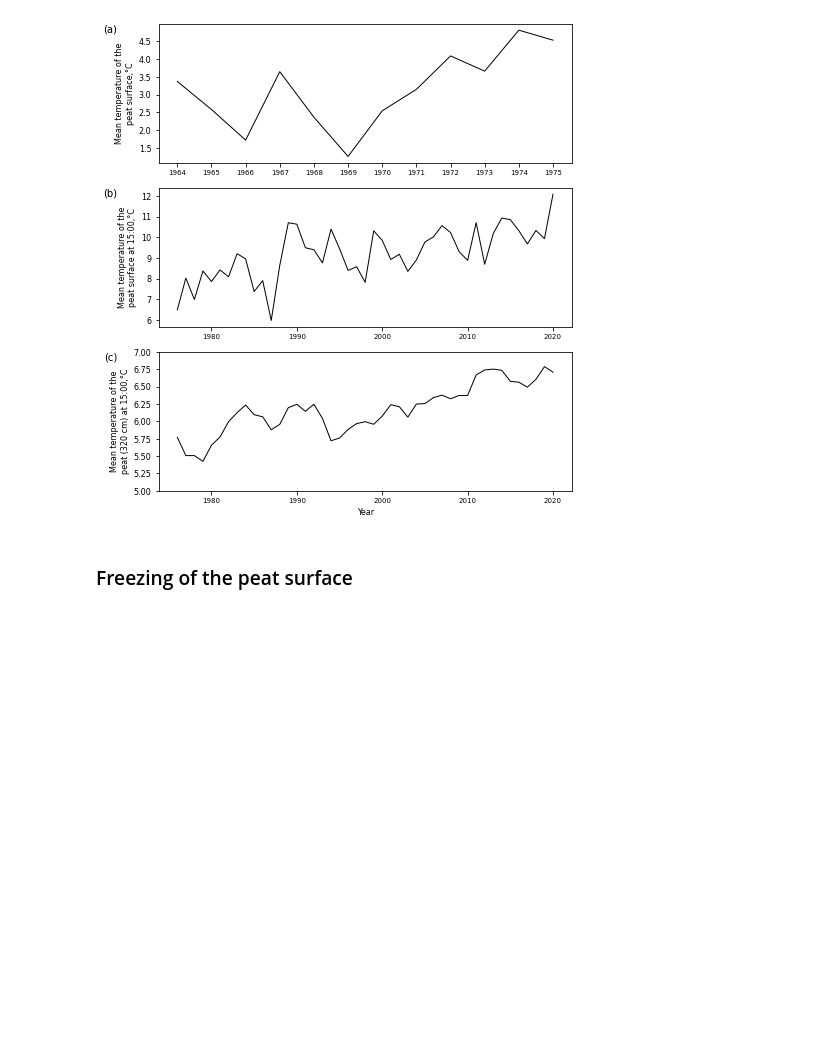
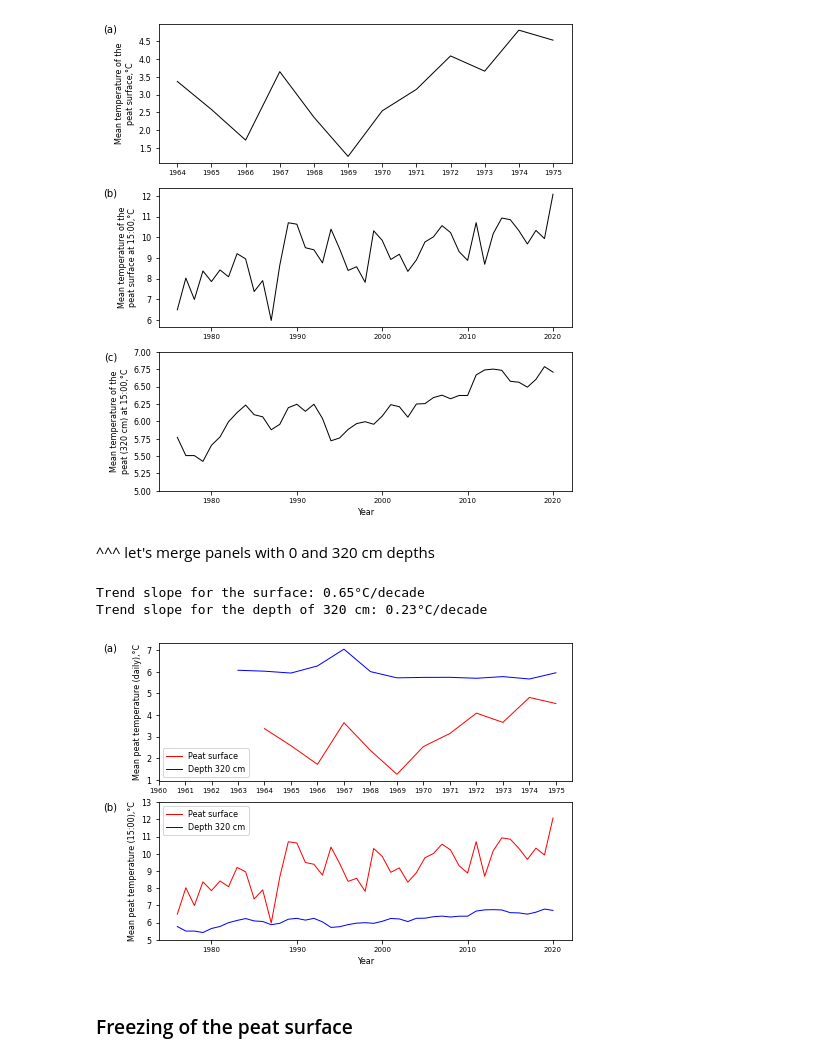
Before and after one commit to shi-hydrology/lammin-suo-plots, a Jupyter notebook: lammin_suo_plots.ipynb, the cells around one changed output. Cells and saved outputs as stored; diff of their text form; code cells hidden in the pictures; blank space fills up the shorter version.

```diff
--- a/lammin_suo_plots.ipynb
+++ b/lammin_suo_plots.ipynb
@@ -697,6 +691,85 @@ plt.savefig(fig_path, dpi=300, transparent=False, facecolor="white")
 Trend slope for the surface: 0.65°C/decade
 Trend slope for the depth of 320 cm: 0.23°C/decade
 [figure]
+# %% [markdown]
+^^^ let's merge panels with 0 and 320 cm depths
+# %%
+fig, ax = plt.subplots(2, 1)
+fig.set_size_inches(2*wu, 2*hu)
+
+##### Daily series:
+f = "peat-temp_daily_1954-2020.csv"
+
+tmp = prepare(os.path.join(work_dir, f))
+
+tmp = tmp.loc[tmp["QC"] != 0]
+# tmp = tmp.loc[tmp["DEPTH"] == 0]
+tmp = tmp.loc[tmp["OBS_TYPE"] == "avg"]
+tmp = tmp.loc[tmp.index.year < 1976]  # 1976 is non-complete
+
+for site in ("PT1", ):  # site 2 was observed only during summertime, we won't use it
+    df = tmp.loc[tmp["SITE"] == site]
+
+    df_surf = df.loc[df["DEPTH"] == 0]
+    df_surf = df_surf.resample("A")["PEAT_TEMP"].agg(["mean"])
+    ax[0].plot(df_surf.index.year, df_surf["mean"], color="r", linewidth=1, label="Peat surface")
+
+    df_320 = df.loc[df["DEPTH"] == 320]
+    df_320 = df_320.resample("A")["PEAT_TEMP"].agg(["mean"])
+    ax[0].plot(df_320.index.year, df_320["mean"], color="b", linewidth=1, label="Depth 320 cm")
+
+ax[0].xaxis.set_ticks(np.arange(df.index.year.min(), df.index.year.max()+1, 1))
+ax[0].set_ylabel("Mean peat temperature (daily),°C")
+# ax[0].set_ylim([1, 5])
+ax[0].legend()
+
+##### "Hourly" series:
+
+f = "peat-temp_hourly_1976-2020.csv"
+
+tmp = prepare(os.path.join(work_dir, f))
+
+tmp = tmp.loc[tmp["QC"] != 0]
+tmp = tmp.loc[tmp.index.hour == 15]
+tmp = tmp.loc[tmp["SITE"] == "PT1"]
+
+# PEAT SURFACE
+df = tmp.loc[tmp["DEPTH"] == 0]
+# print(df)
+df = df.resample("A")["PEAT_TEMP"].agg(["mean", "max"])
+# print(df)
+ax[1].plot(df.index.year, df["mean"], color="r", linewidth=1, label="Peat surface")
+# ax.plot(df.index.year, df["max"], color="k", linewidth=1, label="Site %s" % site)
+
+
+fit = np.polyfit(df.index.year, df["mean"], 1)
+# fit_fn = np.poly1d(fit)
+print("Trend slope for the surface: %s°C/decade" % round(fit[0] * 10, 2))
+
+# max available depth - 320 cm
+df = tmp.loc[tmp["DEPTH"] == 320]
+df = df.resample("A")["PEAT_TEMP"].agg(["mean"])
+ax[1].plot(df.index.year, df["mean"], color="b", linewidth=1, label="Depth 320 cm")
+
+fit = np.polyfit(df.index.year, df["mean"], 1)
+# fit_fn = np.poly1d(fit)
+print("Trend slope for the depth of 320 cm: %s°C/decade" % round(fit[0] * 10, 2))
+
+ax[1].set_ylabel("Mean peat temperature (15:00),°C")
+ax[1].set_ylim([5, 13])
+ax[1].legend()
+#
+mark_axes(ax, px=-0.1, py=1)
+ax[-1].set_xlabel("Year")
+
+fig.tight_layout()
+
+fig_path = os.path.join(fig_dir, "test_04_merged.png")
+plt.savefig(fig_path, dpi=300, transparent=False, facecolor="white")
+# %% [output]
+Trend slope for the surface: 0.65°C/decade
+Trend slope for the depth of 320 cm: 0.23°C/decade
+[figure, added]
 # %% [markdown]
 ### Freezing of the peat surface
 # %%
```
Also changed, not shown: parts of 1 cell of this notebook.
